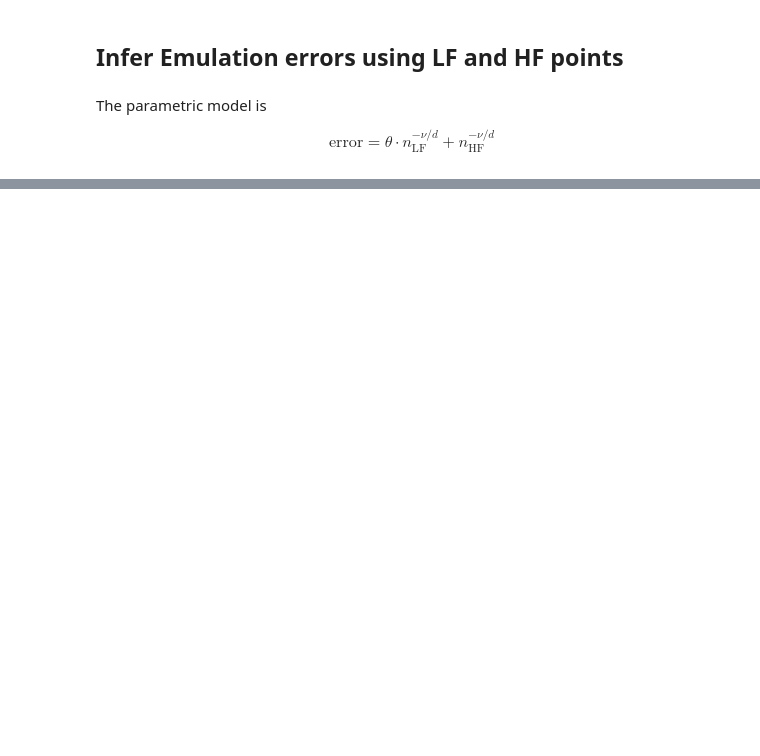
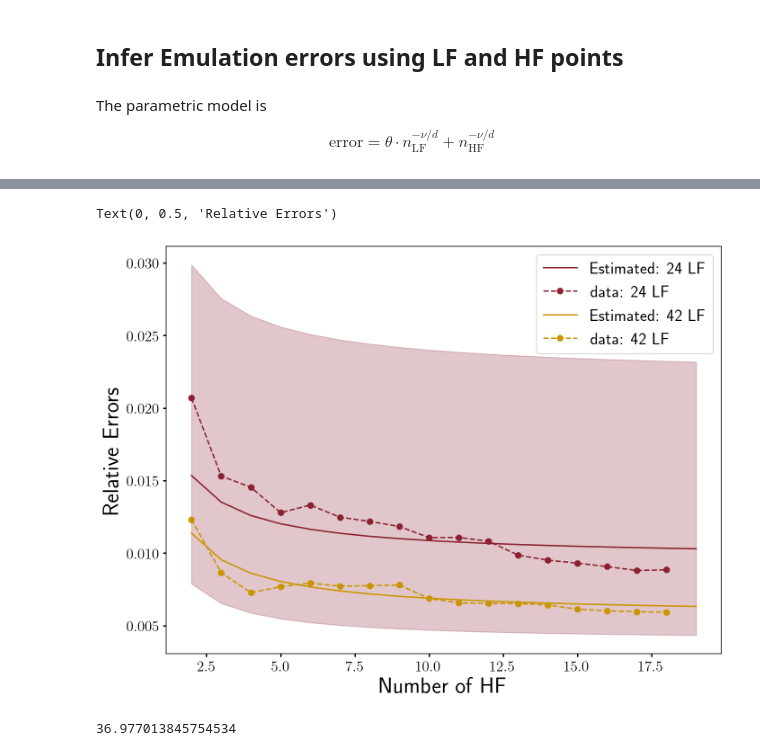
Before and after one commit to jibanCat/matter_emu_mfbox, a Jupyter notebook: notebooks/Infer Emulation errors using LF and HF points.ipynb, the cells around one changed output, grey strips where cells are left out. Cells and saved outputs as stored; diff of their text form; code cells hidden in the pictures; blank space fills up the shorter version.

```diff
--- a/notebooks/Infer Emulation errors using LF and HF points.ipynb
+++ b/notebooks/Infer Emulation errors using LF and HF points.ipynb
@@ -307,0 +271,56 @@ size_lf/size_hf
+# %%
+fig, ax = plt.subplots(figsize=(10.625, 8), nrows=1, ncols=1)
+
+all_n_hfs = np.arange(2, 20)
+
+num_lf = 24
+
+ind = x_train[:, 0] == num_lf
+data_hf    = x_train[ind, 1]
+data_error = y_train[ind, 0]
+data_stds  = y_sigma[ind, 0]
+
+plt.plot(all_n_hfs, budget_size_fn(num_lf, all_n_hfs, theta_mode, rho_mode, nu_mode), label="Estimated: {} LF".format(num_lf), color=colors[0])
+
+plt.fill_between(
+    all_n_hfs,
+    y1=budget_size_fn(num_lf, all_n_hfs, theta_lower, rho_lower, nu_upper),
+    y2=budget_size_fn(num_lf, all_n_hfs, theta_upper, rho_upper, nu_lower),
+#     label="60 LF",
+    alpha=0.25,
+    color=colors[0]
+)
+
+plt.plot(data_hf, data_error, label="data: {} LF".format(num_lf), marker="o", ls="--", color=colors[0])
+
+##########################################
+
+num_lf = 42
+
+ind = x_train[:, 0] == num_lf
+data_hf    = x_train[ind, 1]
+data_error = y_train[ind, 0]
+data_stds  = y_sigma[ind, 0]
+
+plt.plot(all_n_hfs, budget_size_fn(num_lf, all_n_hfs, theta_mode, rho_mode, nu_mode), label="Estimated: {} LF".format(num_lf), color=colors[1])
+
+plt.plot(data_hf, data_error, label="data: {} LF".format(num_lf), marker="o", ls="--", color=colors[1])
+
+plt.legend()
+
+plt.xlabel("Number of HF")
+plt.ylabel("Relative Errors")
+
+# fig.savefig("/home/jibancat/Documents/Latex/mf_boxsize_paper/images/budget_inferred_HR_error.pdf", bbox_inches='tight', pad_inches=0.075)
+# %% [output]
+Text(0, 0.5, 'Relative Errors')
+[figure, added]
+# %%
+n_estimated = lambda cost, rho, nu : (rho / cost) ** (5 / (5 + nu))
+
+size_lf = n_estimated(1, rho_mode, nu_mode)
+size_hf = n_estimated(64, 1, nu_mode)
+
+size_lf / size_hf
+# %% [output]
+36.977013845754534
```
Also changed, not shown: parts of 29 cells of this notebook, 2 other files.
